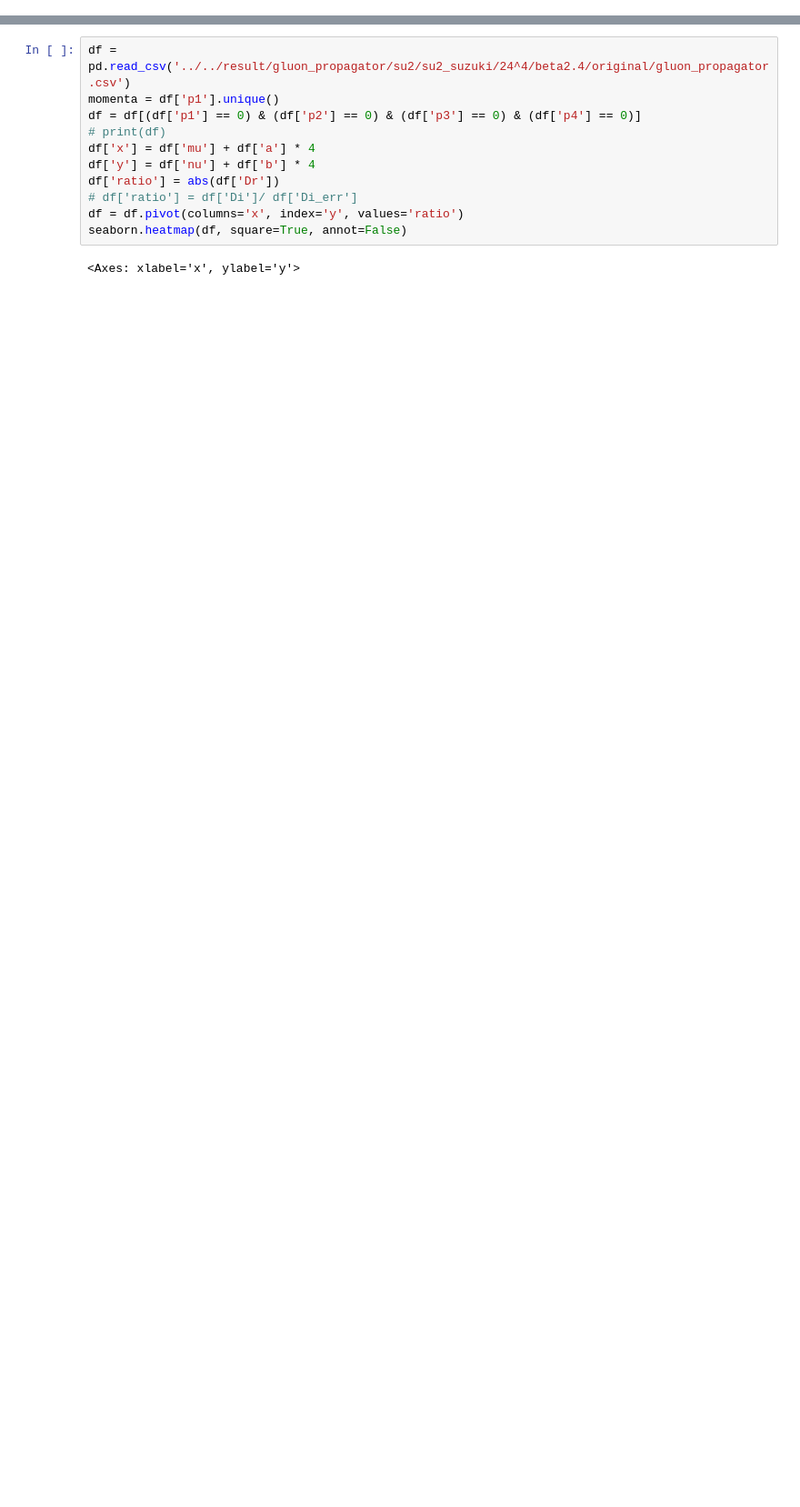
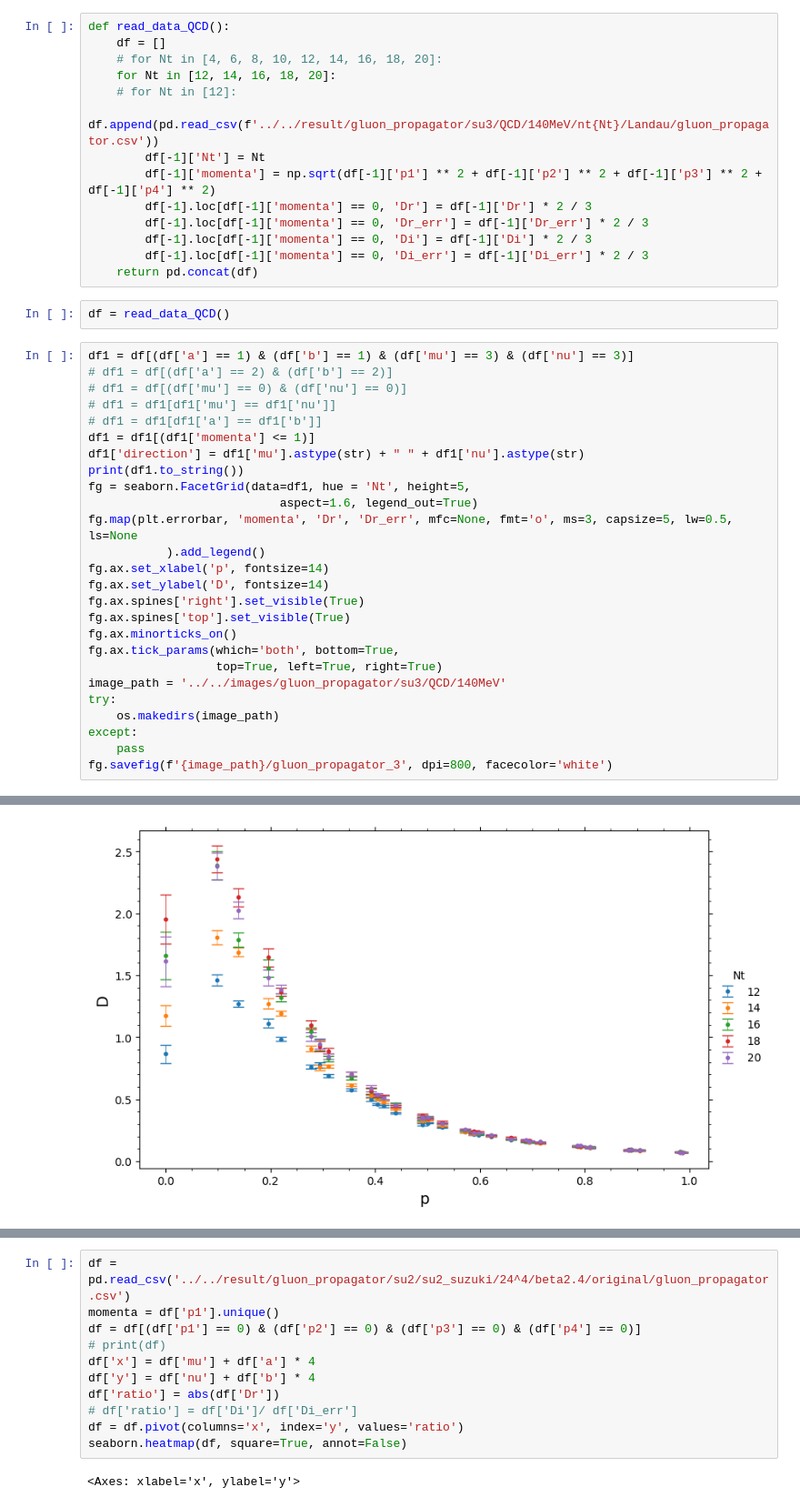
Before and after one commit to ilyakudrov/observables, a Jupyter notebook: python_jupyter/gluon_propagator/gluon_propagator.ipynb, the cells around one changed output, grey strips where cells are left out. Shown at 91% size. Cells and saved outputs as stored; diff of their text form; blank space fills up the shorter version.

```diff
--- a/python_jupyter/gluon_propagator/gluon_propagator.ipynb
+++ b/python_jupyter/gluon_propagator/gluon_propagator.ipynb
@@ -6,0 +8,43 @@ import seaborn
+# %%
+def read_data_QCD():
+    df = []
+    # for Nt in [4, 6, 8, 10, 12, 14, 16, 18, 20]:
+    for Nt in [12, 14, 16, 18, 20]:
+    # for Nt in [12]:
+        df.append(pd.read_csv(f'../../result/gluon_propagator/su3/QCD/140MeV/nt{Nt}/Landau/gluon_propagator.csv'))
+        df[-1]['Nt'] = Nt
+        df[-1]['momenta'] = np.sqrt(df[-1]['p1'] ** 2 + df[-1]['p2'] ** 2 + df[-1]['p3'] ** 2 + df[-1]['p4'] ** 2)
+        df[-1].loc[df[-1]['momenta'] == 0, 'Dr'] = df[-1]['Dr'] * 2 / 3
+        df[-1].loc[df[-1]['momenta'] == 0, 'Dr_err'] = df[-1]['Dr_err'] * 2 / 3
+        df[-1].loc[df[-1]['momenta'] == 0, 'Di'] = df[-1]['Di'] * 2 / 3
+        df[-1].loc[df[-1]['momenta'] == 0, 'Di_err'] = df[-1]['Di_err'] * 2 / 3
+    return pd.concat(df)
+# %%
+df = read_data_QCD()
+# %%
+df1 = df[(df['a'] == 1) & (df['b'] == 1) & (df['mu'] == 3) & (df['nu'] == 3)]
+# df1 = df[(df['a'] == 2) & (df['b'] == 2)]
+# df1 = df[(df['mu'] == 0) & (df['nu'] == 0)]
+# df1 = df1[df1['mu'] == df1['nu']]
+# df1 = df1[df1['a'] == df1['b']]
+df1 = df1[(df1['momenta'] <= 1)]
+df1['direction'] = df1['mu'].astype(str) + " " + df1['nu'].astype(str)
+print(df1.to_string())
+fg = seaborn.FacetGrid(data=df1, hue = 'Nt', height=5,
+                           aspect=1.6, legend_out=True)
+fg.map(plt.errorbar, 'momenta', 'Dr', 'Dr_err', mfc=None, fmt='o', ms=3, capsize=5, lw=0.5, ls=None
+           ).add_legend()
+fg.ax.set_xlabel('p', fontsize=14)
+fg.ax.set_ylabel('D', fontsize=14)
+fg.ax.spines['right'].set_visible(True)
+fg.ax.spines['top'].set_visible(True)
+fg.ax.minorticks_on()
+fg.ax.tick_params(which='both', bottom=True,
+                  top=True, left=True, right=True)
+image_path = '../../images/gluon_propagator/su3/QCD/140MeV'
+try:
+    os.makedirs(image_path)
+except:
+    pass
+fg.savefig(f'{image_path}/gluon_propagator_3', dpi=800, facecolor='white')
+# %% [output]
@@ -6,0 +68 @@ import seaborn
+[figure, added]
```
Also changed, not shown: parts of 3 cells of this notebook, 3 other files.
